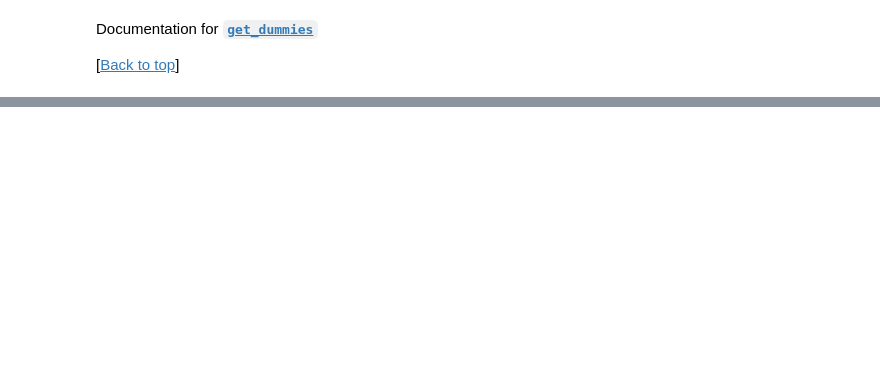
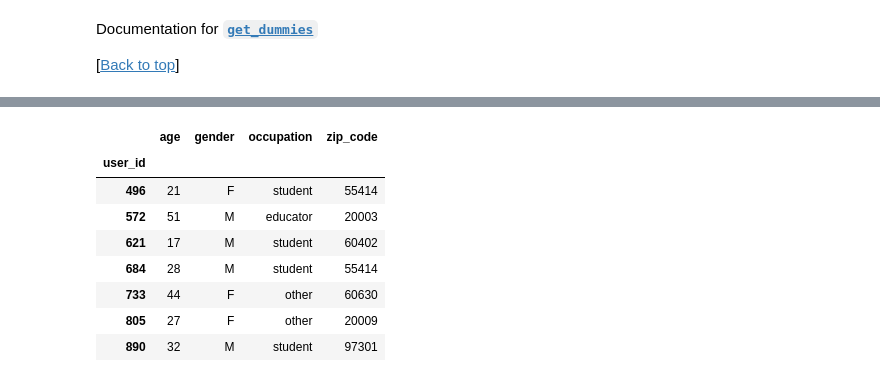
Before and after one commit to justmarkham/pandas-videos, a Jupyter notebook: pandas.ipynb, the cells around one changed output, grey strips where cells are left out. Saved outputs shown, nothing was run; the diff lists cells and outputs as text; code cells hidden in the pictures; blank space fills up the shorter version.

```diff
--- a/pandas.ipynb
+++ b/pandas.ipynb
@@ -2566,0 +2759,13 @@ Documentation for [**`get_dummies`**](http://pandas.pydata.org/pandas-docs/stabl
+# %%
+# examine the duplicate rows (ignoring the first occurrence)
+users.loc[users.duplicated(keep='first'), :]
+# %% [output]
+|  | age | gender | occupation | zip_code |
+| user_id |  |  |  |  |
+| 496 | 21 | F | student | 55414 |
+| 572 | 51 | M | educator | 20003 |
+| 621 | 17 | M | student | 60402 |
+| 684 | 28 | M | student | 55414 |
+| 733 | 44 | F | other | 60630 |
+| 805 | 27 | F | other | 20009 |
+| 890 | 32 | M | student | 97301 |
```
Also changed, not shown: parts of 38 cells of this notebook, 1 other file.
